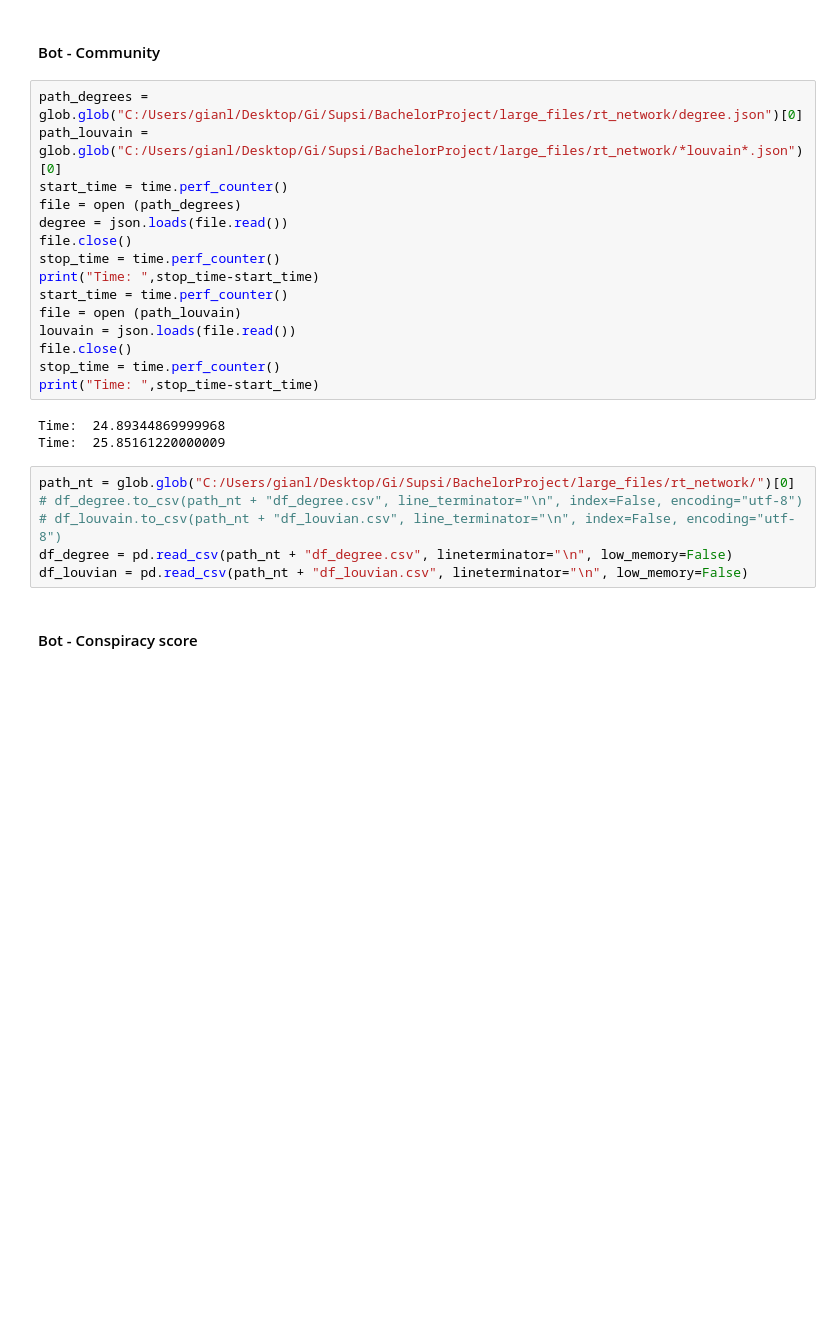
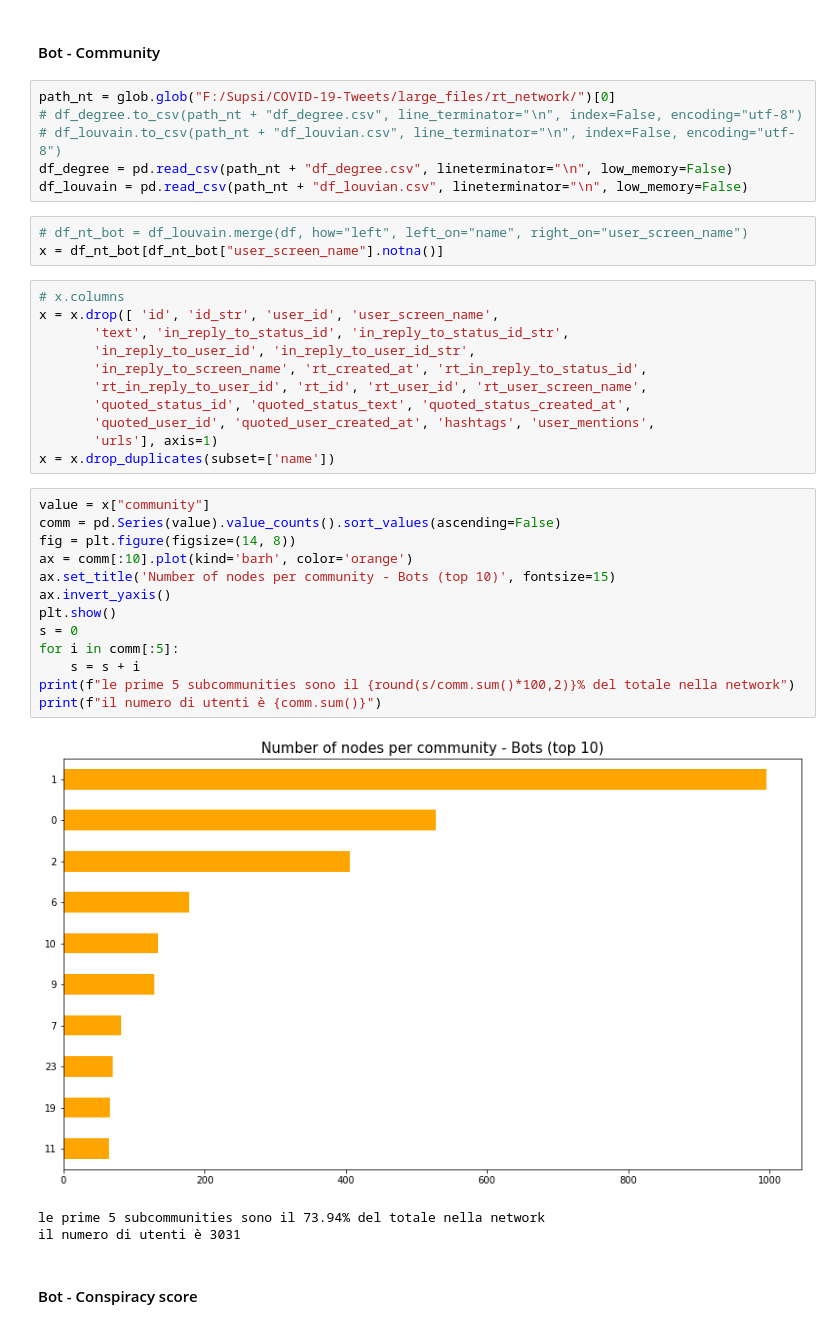
Before and after one commit to gi-ux/BachelorProject, a Jupyter notebook: notebook/Bot_Scored.ipynb, the cells around one changed output. Saved outputs shown, nothing was run; the diff lists cells and outputs as text; blank space fills up the shorter version.

```diff
--- a/notebook/Bot_Scored.ipynb
+++ b/notebook/Bot_Scored.ipynb
@@ -27,30 +106,43 @@ Autosaving every 3600 seconds
 <a id="bcc" />
 # %% [markdown]
 #### Bot - Community
-# %%
-path_degrees = glob.glob("C:/Users/gianl/Desktop/Gi/Supsi/BachelorProject/large_files/rt_network/degree.json")[0]
-path_louvain = glob.glob("C:/Users/gianl/Desktop/Gi/Supsi/BachelorProject/large_files/rt_network/*louvain*.json")[0]
-start_time = time.perf_counter()
-file = open (path_degrees)
-degree = json.loads(file.read())
-file.close()
-stop_time = time.perf_counter()
-print("Time: ",stop_time-start_time)
-start_time = time.perf_counter()
-file = open (path_louvain)
-louvain = json.loads(file.read())
-file.close()
-stop_time = time.perf_counter()
-print("Time: ",stop_time-start_time)
-# %% [output]
-Time:  24.89344869999968
-Time:  25.85161220000009
 # %%
-path_nt = glob.glob("C:/Users/gianl/Desktop/Gi/Supsi/BachelorProject/large_files/rt_network/")[0]
+path_nt = glob.glob("F:/Supsi/COVID-19-Tweets/large_files/rt_network/")[0]
 # df_degree.to_csv(path_nt + "df_degree.csv", line_terminator="\n", index=False, encoding="utf-8")
 # df_louvain.to_csv(path_nt + "df_louvian.csv", line_terminator="\n", index=False, encoding="utf-8")
 df_degree = pd.read_csv(path_nt + "df_degree.csv", lineterminator="\n", low_memory=False)
-df_louvian = pd.read_csv(path_nt + "df_louvian.csv", lineterminator="\n", low_memory=False)
+df_louvain = pd.read_csv(path_nt + "df_louvian.csv", lineterminator="\n", low_memory=False)
+# %%
+# df_nt_bot = df_louvain.merge(df, how="left", left_on="name", right_on="user_screen_name")
+x = df_nt_bot[df_nt_bot["user_screen_name"].notna()]
+# %%
+# x.columns
+x = x.drop([ 'id', 'id_str', 'user_id', 'user_screen_name',
+       'text', 'in_reply_to_status_id', 'in_reply_to_status_id_str',
+       'in_reply_to_user_id', 'in_reply_to_user_id_str',
+       'in_reply_to_screen_name', 'rt_created_at', 'rt_in_reply_to_status_id',
+       'rt_in_reply_to_user_id', 'rt_id', 'rt_user_id', 'rt_user_screen_name',
+       'quoted_status_id', 'quoted_status_text', 'quoted_status_created_at',
+       'quoted_user_id', 'quoted_user_created_at', 'hashtags', 'user_mentions',
+       'urls'], axis=1)
+x = x.drop_duplicates(subset=['name'])
+# %%
+value = x["community"]
+comm = pd.Series(value).value_counts().sort_values(ascending=False)
+fig = plt.figure(figsize=(14, 8))
+ax = comm[:10].plot(kind='barh', color='orange')
+ax.set_title('Number of nodes per community - Bots (top 10)', fontsize=15)
+ax.invert_yaxis()
+plt.show()
+s = 0
+for i in comm[:5]:
+    s = s + i
+print(f"le prime 5 subcommunities sono il {round(s/comm.sum()*100,2)}% del totale nella network")
+print(f"il numero di utenti è {comm.sum()}")
+# %% [output]
+[figure, added]
+le prime 5 subcommunities sono il 73.94% del totale nella network
+il numero di utenti è 3031
 # %% [markdown]
 #### Bot - Conspiracy score
 # %%
```
Also changed, not shown: parts of 18 cells of this notebook, 10 other files.
